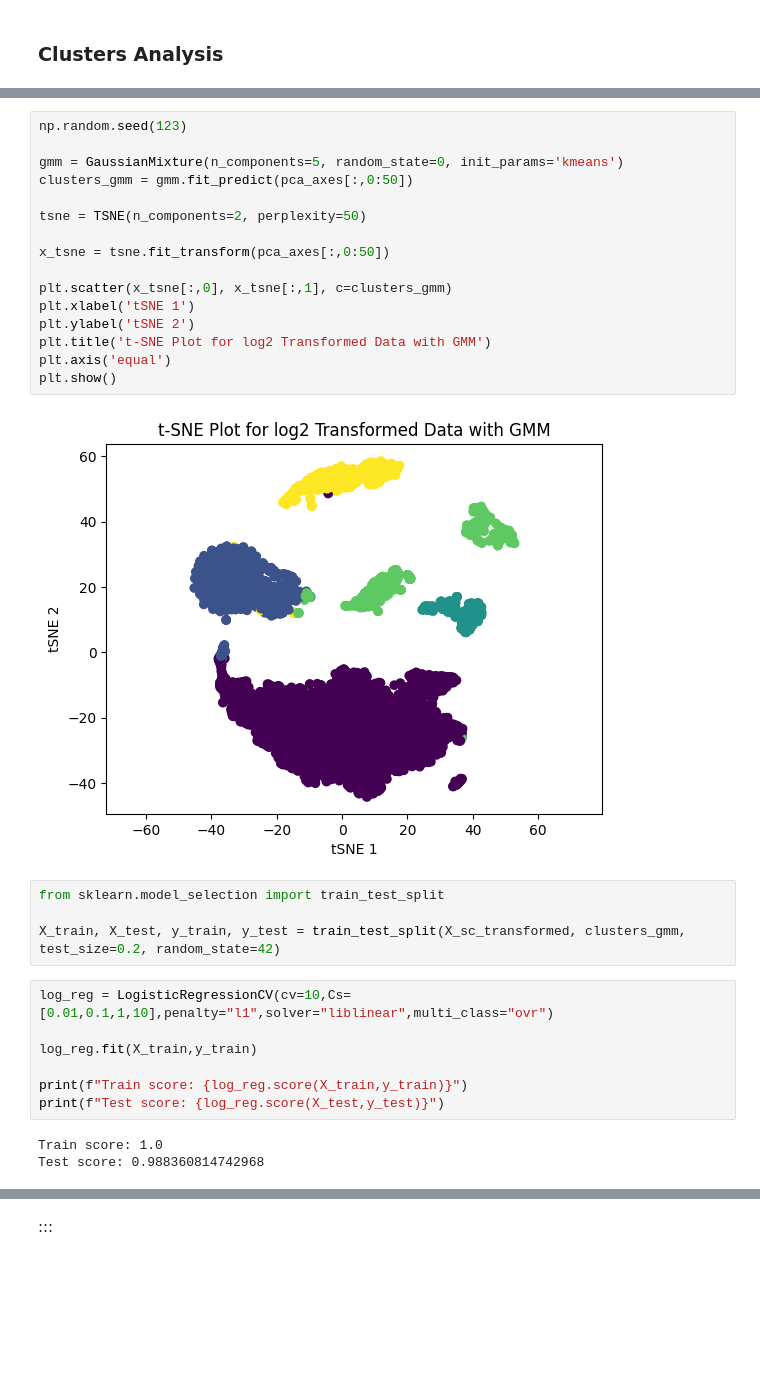
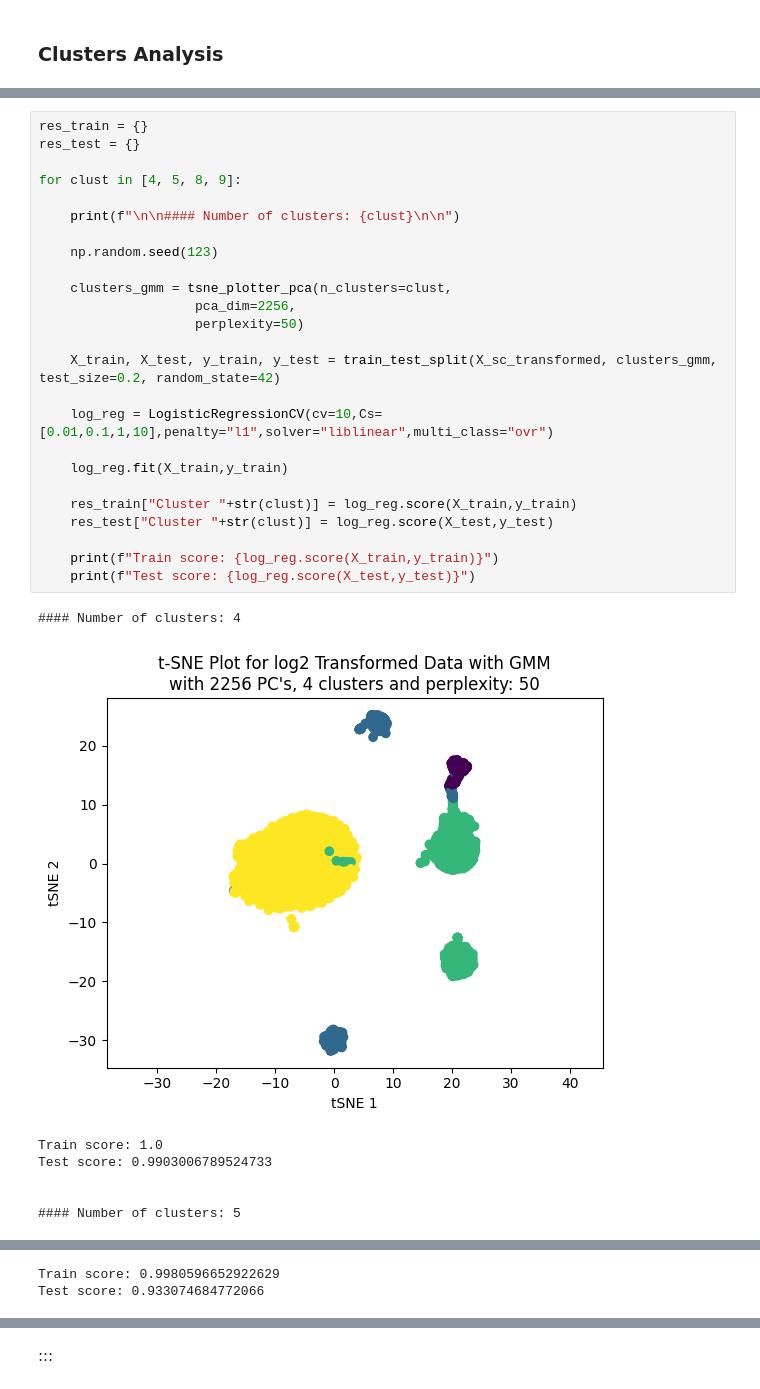
Before and after one commit to pipaber/Portfolio, a Jupyter notebook: posts/Naive_scRNA-Seq_analysis/naive_scrnaseq_analysis.ipynb, the cells around one changed output, grey strips where cells are left out. Cells and saved outputs as stored; diff of their text form; blank space fills up the shorter version.

```diff
--- a/posts/Naive_scRNA-Seq_analysis/naive_scrnaseq_analysis.ipynb
+++ b/posts/Naive_scRNA-Seq_analysis/naive_scrnaseq_analysis.ipynb
@@ -231,32 +247,33 @@ Let's work with 5, 7, 8 and 9 clusters andd see how these perform.
-# %%
-np.random.seed(123)
-
-gmm = GaussianMixture(n_components=5, random_state=0, init_params='kmeans')
-clusters_gmm = gmm.fit_predict(pca_axes[:,0:50])
-
-tsne = TSNE(n_components=2, perplexity=50)
-
-x_tsne = tsne.fit_transform(pca_axes[:,0:50])
-
-plt.scatter(x_tsne[:,0], x_tsne[:,1], c=clusters_gmm)
-plt.xlabel('tSNE 1')
-plt.ylabel('tSNE 2')
-plt.title('t-SNE Plot for log2 Transformed Data with GMM')
-plt.axis('equal')
-plt.show()
-# %% [output]
-[figure, removed]
-# %%
-from sklearn.model_selection import train_test_split
-
-X_train, X_test, y_train, y_test = train_test_split(X_sc_transformed, clusters_gmm, test_size=0.2, random_state=42)
 # %%
-log_reg = LogisticRegressionCV(cv=10,Cs=[0.01,0.1,1,10],penalty="l1",solver="liblinear",multi_class="ovr")
+res_train = {}
+res_test = {}
 
-log_reg.fit(X_train,y_train)
+for clust in [4, 5, 8, 9]:
 
-print(f"Train score: {log_reg.score(X_train,y_train)}")
-print(f"Test score: {log_reg.score(X_test,y_test)}")
+    print(f"\n\n#### Number of clusters: {clust}\n\n")
+
+    np.random.seed(123)
+
+    clusters_gmm = tsne_plotter_pca(n_clusters=clust,
+                    pca_dim=2256,
+                    perplexity=50)
+
+    X_train, X_test, y_train, y_test = train_test_split(X_sc_transformed, clusters_gmm, test_size=0.2, random_state=42)
+
+    log_reg = LogisticRegressionCV(cv=10,Cs=[0.01,0.1,1,10],penalty="l1",solver="liblinear",multi_class="ovr")
+
+    log_reg.fit(X_train,y_train)
+
+    res_train["Cluster "+str(clust)] = log_reg.score(X_train,y_train)
+    res_test["Cluster "+str(clust)] = log_reg.score(X_test,y_test)
+
+    print(f"Train score: {log_reg.score(X_train,y_train)}")
+    print(f"Test score: {log_reg.score(X_test,y_test)}")
 # %% [output]
-Train score: 1.0
-Test score: 0.988360814742968
+#### Number of clusters: 4
+[figure, added]
+Train score: 1.0
+Test score: 0.9903006789524733
+
+
+#### Number of clusters: 5
@@ -262,0 +293,2 @@ Test score: 0.988360814742968
+Train score: 0.9980596652922629
+Test score: 0.933074684772066
```
Also changed, not shown: parts of 29 cells of this notebook, 18 other files.
